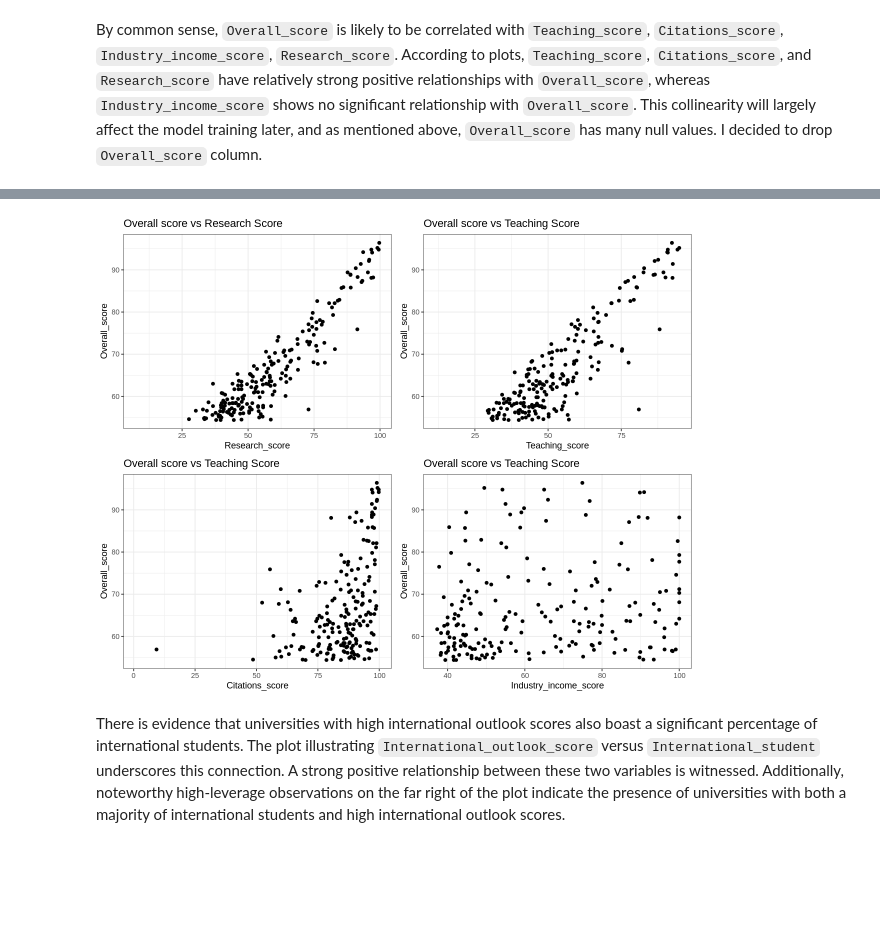
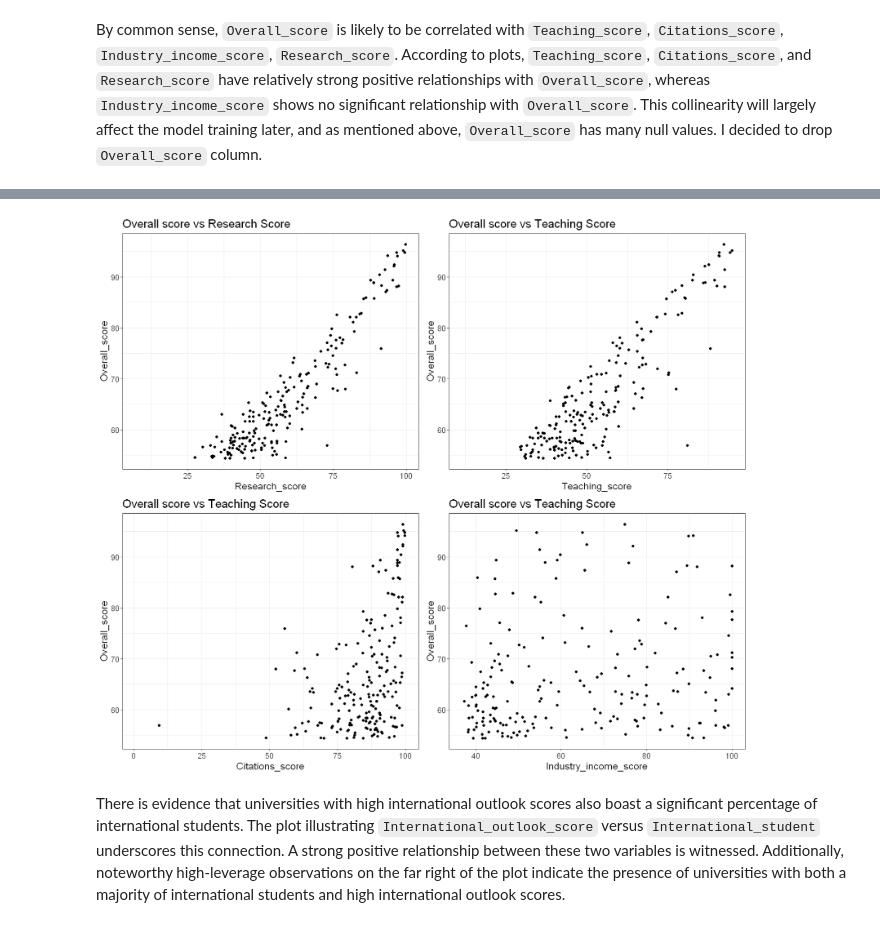
Before and after one commit to RayNguyent/STAT301-project, a Jupyter notebook: EDA.ipynb, the cells around one changed output, grey strips where cells are left out. Cells and saved outputs as stored; diff of their text form; code cells hidden in the pictures; blank space fills up the shorter version.

```diff
--- a/EDA.ipynb
+++ b/EDA.ipynb
@@ -55,7 +59,7 @@ Loading required package: viridisLite
 # %% [markdown]
 Next, I will use read.csv() to read the dataset, and head() to get a first view of the dataset.
 # %%
-df <- read.csv("data/World University Rankings 2023.csv")
+df <- read.csv("https://raw.githubusercontent.com/RayNguyent/STAT301-project/main/data/World%20University%20Rankings%202023.csv")
 # %%
 head(df)
 # %% [output]
@@ -163,10 +159,10 @@ theme(text = element_text(size=15))
 # %% [markdown]
 By common sense, `Overall_score` is likely to be correlated with `Teaching_score`, `Citations_score`, `Industry_income_score`, `Research_score`. According to plots, `Teaching_score`, `Citations_score`, and `Research_score` have relatively strong positive relationships with `Overall_score`, whereas `Industry_income_score` shows no significant relationship with `Overall_score`. This collinearity will largely affect the model training later, and as mentioned above, `Overall_score` has many null values. I decided to drop `Overall_score` column.
 # %%
-library(ggplot2)
-p1<-df %>% ggplot(aes(x=Research_score,y=Overall_score)) + geom_point() + labs(title = "Overall score vs Research Score")
-p2<-df %>% ggplot(aes(x=Teaching_score,y=Overall_score)) + geom_point() + labs(title = "Overall score vs Teaching Score")
-p3<-df %>% ggplot(aes(x=Citations_score,y=Overall_score)) + geom_point() + labs(title = "Overall score vs Teaching Score")
-p4<-df %>% ggplot(aes(x=Industry_income_score,y=Overall_score)) + geom_point() + labs(title = "Overall score vs Teaching Score")
+options(repr.plot.width = 14, repr.plot.height =12)
+p1<-df %>% ggplot(aes(x=Research_score,y=Overall_score)) + geom_point() + labs(title = "Overall score vs Research Score")+theme(text = element_text(size=15))
+p2<-df %>% ggplot(aes(x=Teaching_score,y=Overall_score)) + geom_point() + labs(title = "Overall score vs Teaching Score")+theme(text = element_text(size=15))
+p3<-df %>% ggplot(aes(x=Citations_score,y=Overall_score)) + geom_point() + labs(title = "Overall score vs Teaching Score")+theme(text = element_text(size=15))
+p4<-df %>% ggplot(aes(x=Industry_income_score,y=Overall_score)) + geom_point() + labs(title = "Overall score vs Teaching Score")+theme(text = element_text(size=15))
 plot_grid(p1, p2, p3, p4)
 # %% [output]
@@ -181,4 +169,4 @@ Warning message:
-[figure, old version]
+[figure, new version]
 # %% [markdown]
 There is evidence that universities with high international outlook scores also boast a significant percentage of international students. The plot illustrating `International_outlook_score` versus `International_student` underscores this connection. A strong positive relationship between these two variables is witnessed. Additionally, noteworthy high-leverage observations on the far right of the plot indicate the presence of universities with both a majority of international students and high international outlook scores.
 # %%
```
Also changed, not shown: parts of 12 cells of this notebook.
